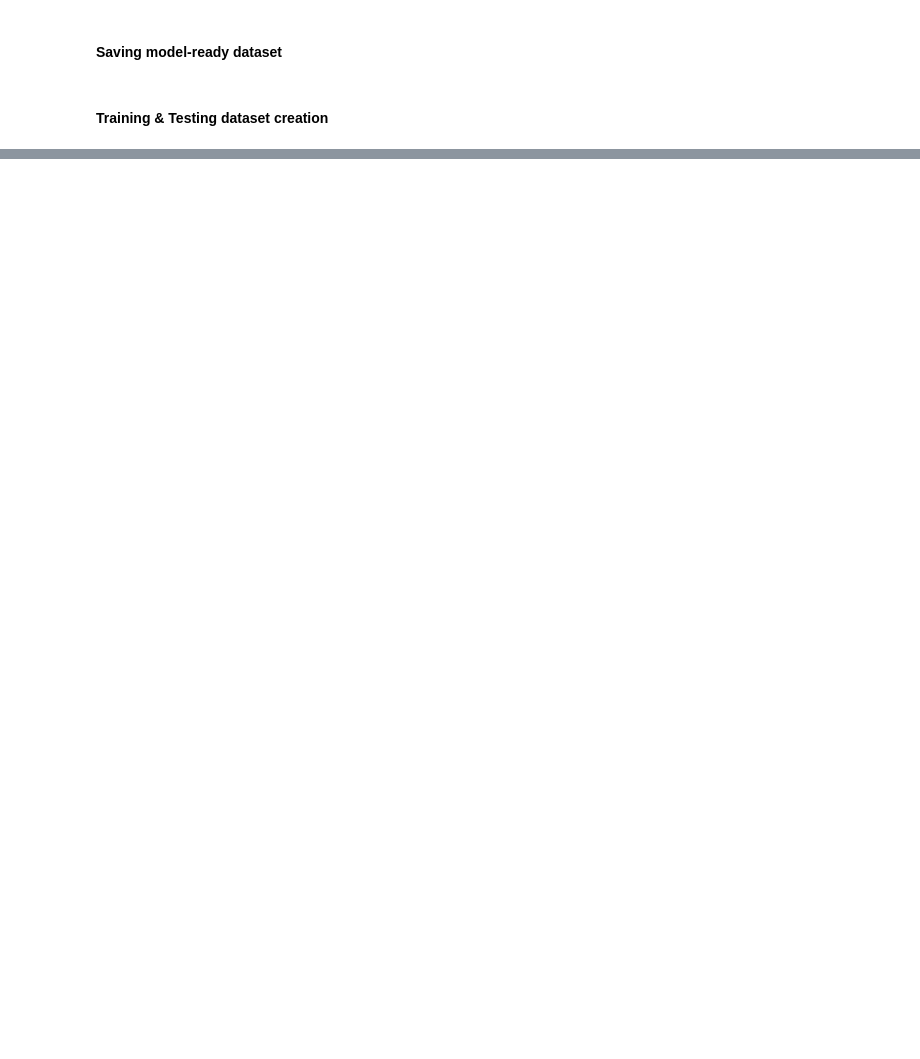
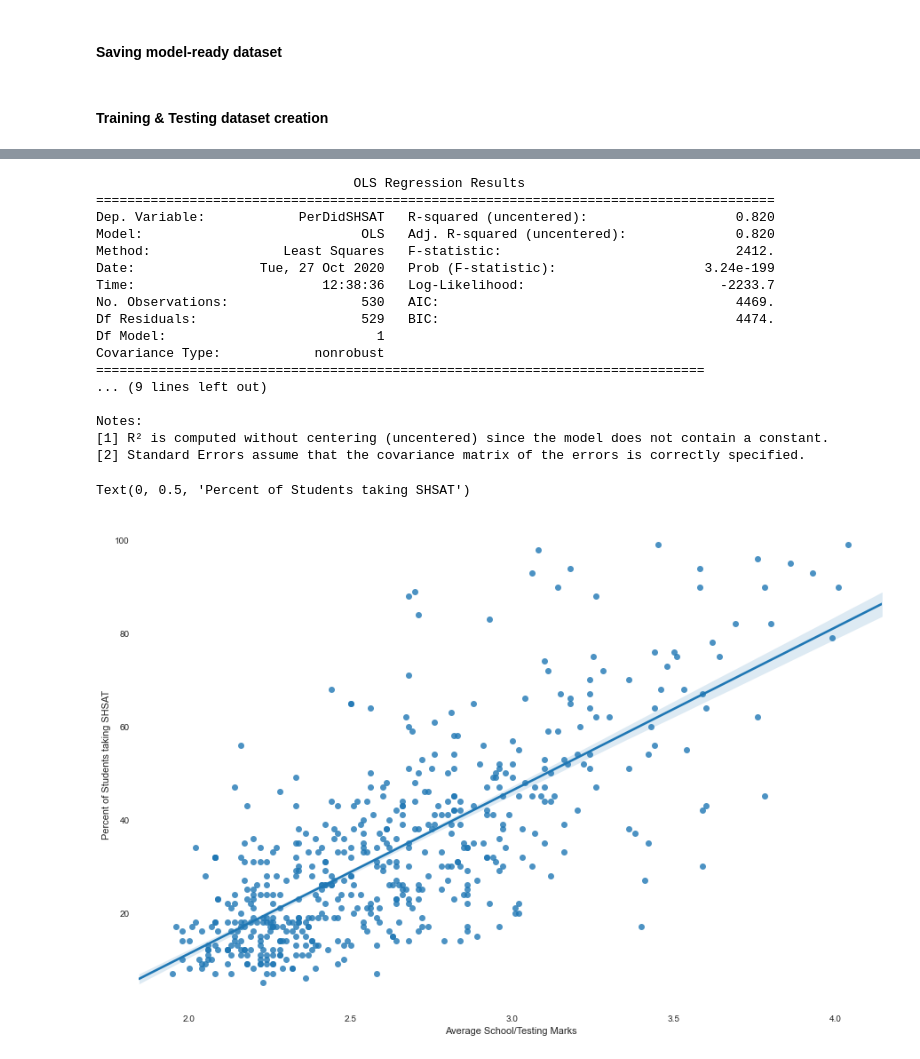
Before and after one commit to dj-m/CapstoneTwo, a Jupyter notebook: notebooks/CapstoneTwo_PredictingHighSchoolAdmissionsOffers.ipynb, the cells around one changed output, grey strips where cells are left out. Cells and saved outputs as stored; diff of their text form; code cells hidden in the pictures; blank space fills up the shorter version.

```diff
--- a/notebooks/CapstoneTwo_PredictingHighSchoolAdmissionsOffers.ipynb
+++ b/notebooks/CapstoneTwo_PredictingHighSchoolAdmissionsOffers.ipynb
@@ -658,0 +733,35 @@ scaled_X_test = scaler.fit_transform(X_test)
+# %%
+import statsmodels.api as sm
+
+df_shsat = df_analysis[(df_analysis.PerDidSHSAT > 0) & (df_analysis.AvgMark > 0)]
+
+# Fit and summarize OLS model
+mod = sm.OLS(df_shsat.PerDidSHSAT, df_shsat.AvgMark)
+res = mod.fit()
+print(res.summary())
+
+# Plot the relationship between PerDidSHSAT & AvgMark
+plt.figure(figsize = (15,10))
+sns.regplot(data = df_shsat, x = 'AvgMark', y = 'PerDidSHSAT', ci=68, truncate=False)
+plt.xlabel('Average School/Testing Marks')
+plt.ylabel('Percent of Students taking SHSAT')
+# %% [output]
+                                 OLS Regression Results
+=======================================================================================
+Dep. Variable:            PerDidSHSAT   R-squared (uncentered):                   0.820
+Model:                            OLS   Adj. R-squared (uncentered):              0.820
+Method:                 Least Squares   F-statistic:                              2412.
+Date:                Tue, 27 Oct 2020   Prob (F-statistic):                   3.24e-199
+Time:                        12:38:36   Log-Likelihood:                         -2233.7
+No. Observations:                 530   AIC:                                      4469.
+Df Residuals:                     529   BIC:                                      4474.
+Df Model:                           1
+Covariance Type:            nonrobust
+==============================================================================
+... (9 lines left out)
+
+Notes:
+[1] R² is computed without centering (uncentered) since the model does not contain a constant.
+[2] Standard Errors assume that the covariance matrix of the errors is correctly specified.
+Text(0, 0.5, 'Percent of Students taking SHSAT')
+[figure, added]
```
Also changed, not shown: parts of 28 cells of this notebook.
